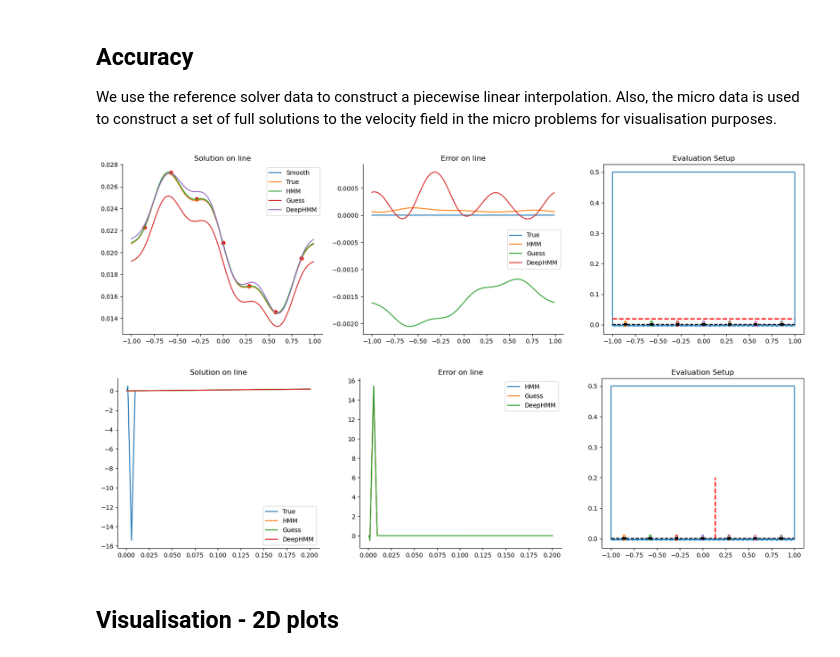
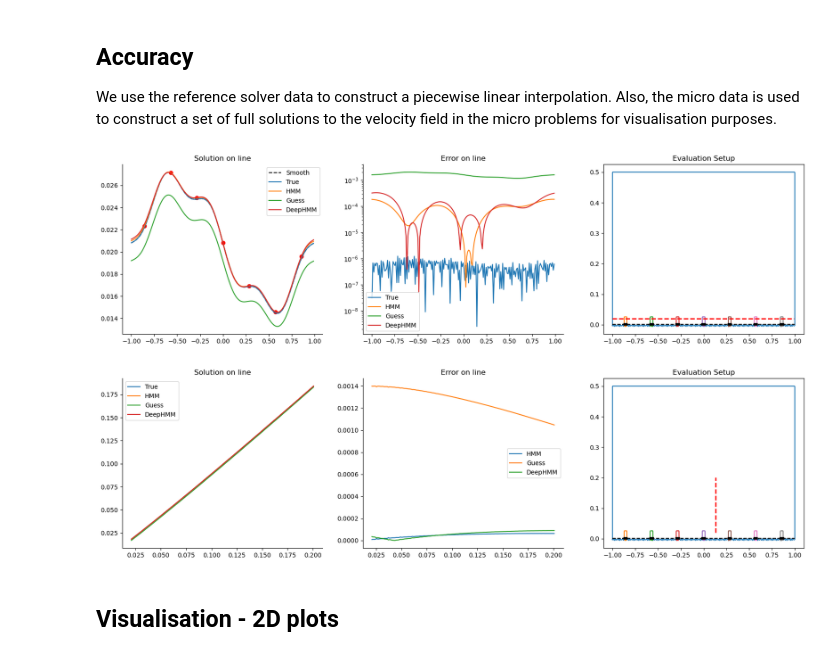
Before and after one commit to emastr/deep-micro-slip-model, a Jupyter notebook: notebooks/part30_paper_runs/epsilon_scaling/part30_HMM_ml_channel_flow.ipynb, the cells around one changed output. Cells and saved outputs as stored; diff of their text form; code cells hidden in the pictures.

```diff
--- a/notebooks/part30_paper_runs/epsilon_scaling/part30_HMM_ml_channel_flow.ipynb
+++ b/notebooks/part30_paper_runs/epsilon_scaling/part30_HMM_ml_channel_flow.ipynb
@@ -78,13 +79,14 @@ print(eps)
 device = "cpu" # "cuda:0"
 num_pts=256
 #net, net_settings = get_net(f"{net_dir}fnoskip_big_data_{40000}.Torch", 256, "cpu", "float")
+svd_net = False
 
-if True:
-    net = egeofno_ver2(device=device)
-    net_data = torch.load(f"{net_dir}fno_ver2_seed1_40000.Torch", map_location=torch.device(device))
+if not svd_net:
+    net = egeofno_ver1(device=device)
+    net_data = torch.load(f"{net_dir}fno_ver1_seed0_40000.Torch", map_location=torch.device(device))
 else:
     net = svdfno_ver3(device=device)
-    net_data = torch.load(f"{net_dir}svdfno_ver3_seed1_40000.Torch", map_location=torch.device(device))
+    net_data = torch.load(f"{net_dir}svdfno_ver3_seed0_20000.Torch", map_location=torch.device(device))
 
 net.load_state_dict(net_data["state dict"])
 net_settings =  {"num_pts": num_pts, "input_features": net_data["settings"]["input_features"], "device": device, "dtype": torch.float}
@@ -114,11 +116,11 @@ macro_0 = StokesMacProb(data, lambda x,a: fft_interp(x, a, dom=dom[0])) # For co
 # Micro problems
 ###################
 
-nMic = 7 #freq_g*2+1#2*(round(Lx/(30*eps)) // 2) + 1 # 15 # 15 #nMic*2 +1
+nMic =7 #freq_g*2+1#2*(round(Lx/(30*eps)) // 2) + 1 # 15 # 15 #nMic*2 +1
 yDim_reduce=21
 xDim_reduce=21
-width= 5*eps #5*eps #3
-height=width*0.8 #3
+width=9*eps #5*eps #3
+height=width*1. #3
 n_refine=0
 #xPos = np.linspace(dom[0][0]+4*eps, dom[0][1]-4*eps, nMic)-2*eps
 xPos = np.linspace(dom[0][0], dom[0][1], nMic+1)[1:] - width/2 - Lx / nMic/2
@@ -248,7 +247,7 @@ macro_guess = macro_solver.solve(macro)
 
 print("Deep HMM Solver...")
 (deep_macro_sol, deep_micro_sols) = deep_hmm_solver.solve(hmm_prob, macro_guess=macro_guess,
-                                           callback=debug_cb, verbose=True, maxiter=10, tol=tol, logger=logger)
+                                           callback=debug_cb, verbose=True, maxiter=20, tol=tol, logger=logger)
 print("\nDone")
 
 deep_diff = debug_cb.diff
@@ -258,7 +257,7 @@ debug_cb.diff = []
 
 print("Classic HMM Solver...")
 (macro_sol, micro_sols) = hmm_solver.solve(hmm_prob, macro_guess=macro_guess,
-                                           callback=debug_cb, verbose=True, maxiter=10, tol=tol, logger=logger)
+                                           callback=debug_cb, verbose=True, maxiter=20, tol=tol, logger=logger)
 print("\nDone")
 # %% [output]
 Deep HMM Solver...
@@ -292,29 +291,35 @@ We use the reference solver data to construct a piecewise linear interpolation.
 # %%
 macro_guess = macro_solver.solve(macro_0)
 
 # plot a line at y = 0.03
 xval = np.linspace(dom[0][0],dom[0][1], 200)[:-1]
 yval = np.ones_like(xval)*0.02
 basis = ScaleShiftedBasis.fromFunctionInDomain(lambda x: pwlerp(x,yval), dom[0], FourBasis, dim=len(yval)).change_dim(nMic*2+1)
 smooth = lambda x, y: basis(x)
 funcs = [smooth, pwlerp, macro_sol.u, macro_guess.u, deep_macro_sol.u]
 title = ["Smooth", "True", "HMM", "Guess", "DeepHMM"]
 
 # Plot solutions on horizontal line
 plot_line(xval, yval, funcs, title, hmm_prob.plot, axis='x')
+plt.subplot(1,3,2)
+plt.yscale("log")
 
 plt.subplot(131)
 plt.scatter(xPos+width/2, macro_sol.u(xPos+width/2, yval[0]*np.ones_like(xPos)), color='r')
 
 # plot a vertical line in between the first and second micro problems
 funcs.pop(0)
 title.pop(0)
-yval = np.linspace(dom[1][0], dom[1][0] + 0.2, 200)
+yval = np.linspace(dom[1][0]+0.02, dom[1][0] + 0.2, 200)
 xval = 0.5*(xPos[nMic//2] + xPos[nMic//2+1]) * np.ones_like(yval)
-plot_line(xval, yval, funcs, title, hmm_prob.plot, axis='y')
+
+idx = np.arange(len(xval))
+s = 13
+r = 9
+plot_line(xval[idx % s != r], yval[idx % s != r], funcs, title, hmm_prob.plot, axis='y')
 # %% [output]
-[figure, old version]
+[figure, new version]
-[figure, old version]
+[figure, new version]
 # %% [markdown]
 ## Visualisation - 2D plots
 # %%
```
Also changed, not shown: parts of 9 cells of this notebook, 10 other files.
